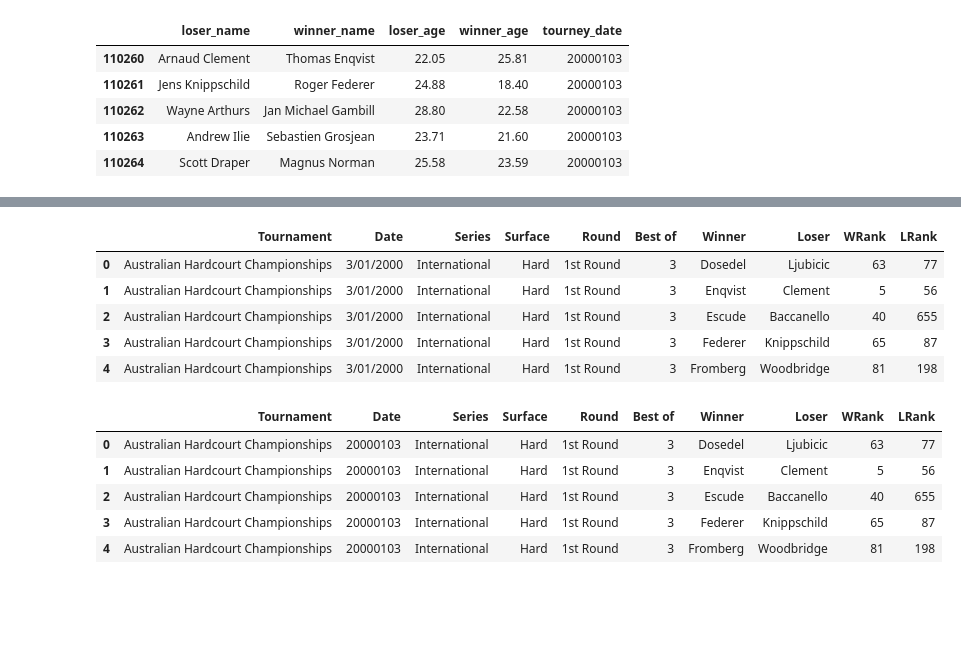
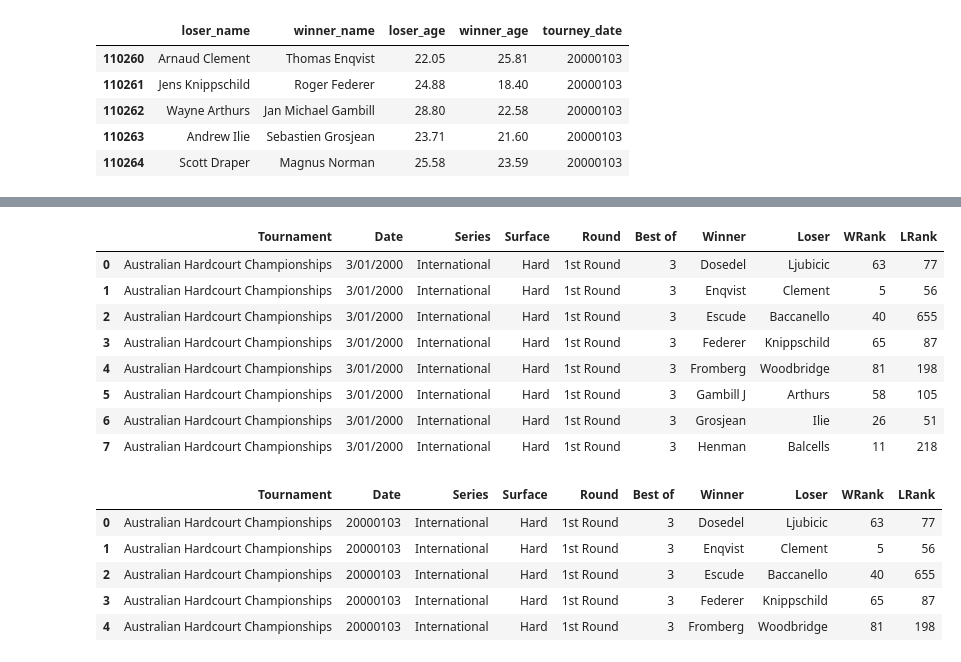
Before and after one commit to thimler/ATP-project, a Jupyter notebook: Untitled-3.ipynb, the cells around one changed output, grey strips where cells are left out. Cells and saved outputs as stored; diff of their text form; code cells hidden in the pictures; blank space fills up the shorter version.

```diff
--- a/Untitled-3.ipynb
+++ b/Untitled-3.ipynb
@@ -150,16 +164,19 @@ atp2.head()
 # %%
 atp = atp[['Tournament','Date','Series','Surface','Round','Best of','Winner','Loser','WRank','LRank']]
 
 atp['Winner'] = atp['Winner'].str[:-3]
 atp['Loser'] = atp['Loser'].str[:-3]
-atp.head()
+atp.head(8)
 # %% [output]
 |  | Tournament | Date | Series | Surface | Round | Best of | Winner | Loser | WRank | LRank |
 | 0 | Australian Hardcourt Championships | 3/01/2000 | International | Hard | 1st Round | 3 | Dosedel | Ljubicic | 63 | 77 |
 | 1 | Australian Hardcourt Championships | 3/01/2000 | International | Hard | 1st Round | 3 | Enqvist | Clement | 5 | 56 |
 | 2 | Australian Hardcourt Championships | 3/01/2000 | International | Hard | 1st Round | 3 | Escude | Baccanello | 40 | 655 |
 | 3 | Australian Hardcourt Championships | 3/01/2000 | International | Hard | 1st Round | 3 | Federer | Knippschild | 65 | 87 |
 | 4 | Australian Hardcourt Championships | 3/01/2000 | International | Hard | 1st Round | 3 | Fromberg | Woodbridge | 81 | 198 |
+| 5 | Australian Hardcourt Championships | 3/01/2000 | International | Hard | 1st Round | 3 | Gambill J | Arthurs | 58 | 105 |
+| 6 | Australian Hardcourt Championships | 3/01/2000 | International | Hard | 1st Round | 3 | Grosjean | Ilie | 26 | 51 |
+| 7 | Australian Hardcourt Championships | 3/01/2000 | International | Hard | 1st Round | 3 | Henman | Balcells | 11 | 218 |
 # %%
 atp['Date'] = pd.to_datetime(atp['Date'],  dayfirst=True)
 atp['Date'] = atp['Date'].astype(str).str.replace("-","")
```
Also changed, not shown: parts of 10 cells of this notebook.
